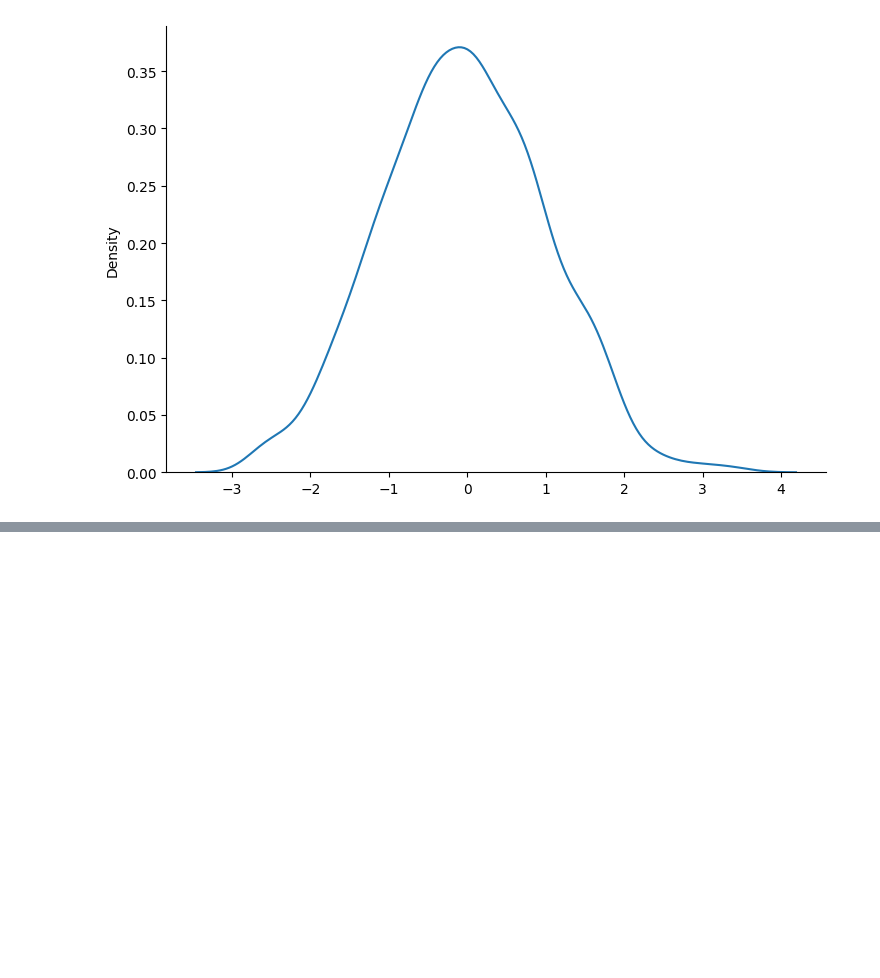
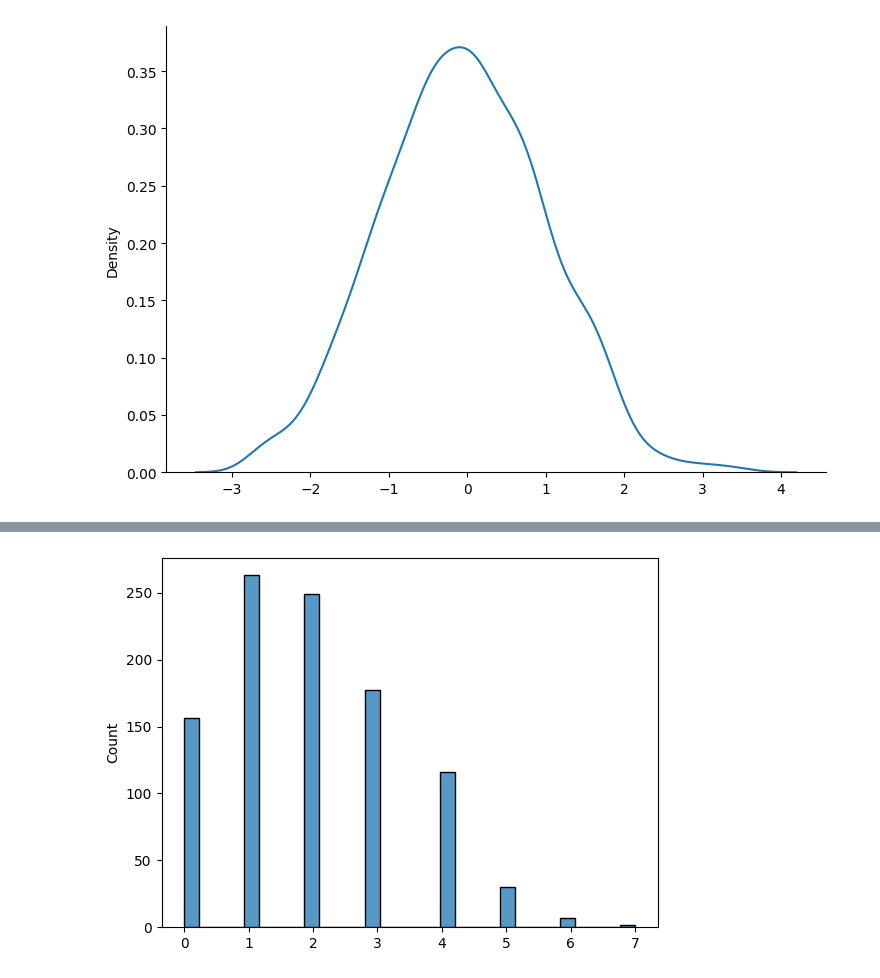
Before and after one commit to kofi-teddy/fluent-python, a Jupyter notebook: ml-np-refresher.ipynb, the cells around one changed output, grey strips where cells are left out. Cells and saved outputs as stored; diff of their text form; code cells hidden in the pictures; blank space fills up the shorter version.

```diff
--- a/ml-np-refresher.ipynb
+++ b/ml-np-refresher.ipynb
@@ -1978,0 +2045,10 @@ plt.show()
+# %%
+# Visualization of Poisson Distribution
+from numpy import random
+import matplotlib.pyplot as plt
+import seaborn as sns
+
+sns.histplot(random.poisson(lam=2, size=1000), bins=30)  # You can adjust the number of bins
+plt.show()
+# %% [output]
+[figure, added]
```
Also changed, not shown: parts of 24 cells of this notebook.
